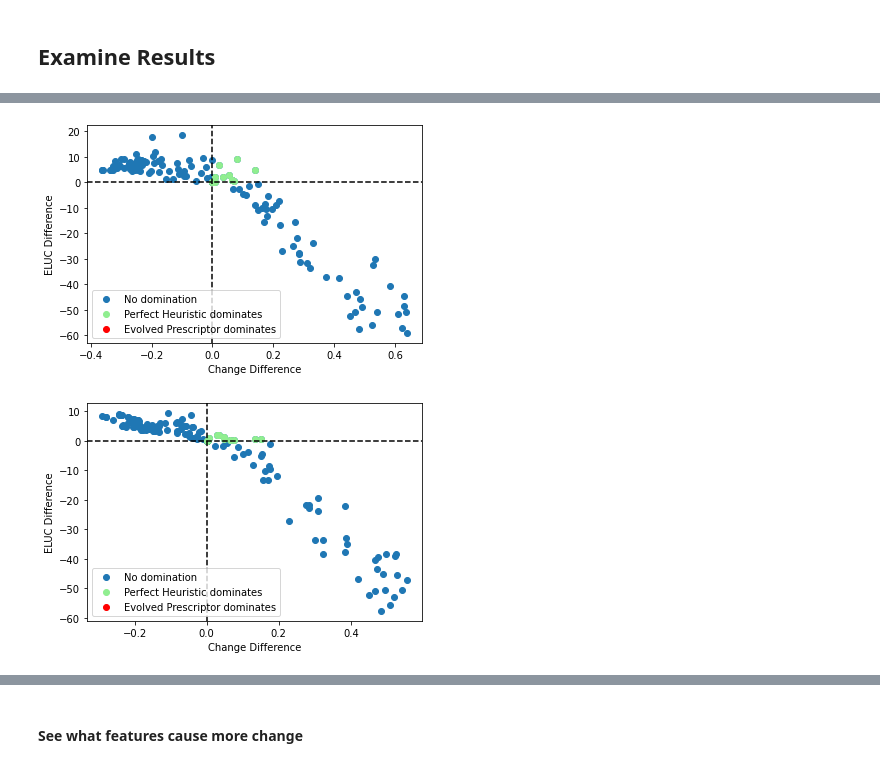
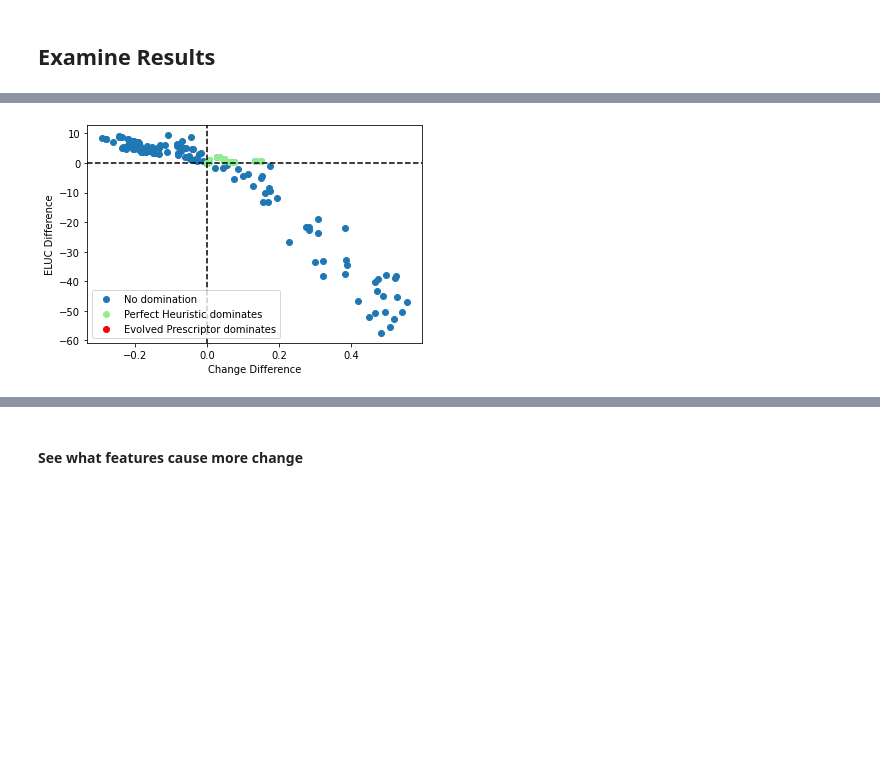
Before and after one commit to Project-Resilience/mvp, a Jupyter notebook: use_cases/eluc/experiments/prescriptor_experiments.ipynb, the cells around one changed output, grey strips where cells are left out. Cells and saved outputs as stored; diff of their text form; code cells hidden in the pictures; blank space fills up the shorter version.

```diff
--- a/use_cases/eluc/experiments/prescriptor_experiments.ipynb
+++ b/use_cases/eluc/experiments/prescriptor_experiments.ipynb
@@ -499,3 +447,5 @@ torch_diff = create_diff_df(torch_sample, perfect_sample)
+# %%
+trained_diff = create_diff_df(sample, perfect_sample)
 # %%
 def plot_diffs(diff_df, save_path=None):
 
@@ -514,12 +464,10 @@ def plot_diffs(diff_df, save_path=None):
     if save_path:
         plt.savefig(save_path, format="png", dpi=300)
     plt.show()
-# %%
-plot_diffs(esp_diff)
-plot_diffs(torch_diff)
-# %% [output]
-[figure, removed]
-[figure, removed]
+# %%
+plot_diffs(trained_diff)
+# %% [output]
+[figure, added]
 # %%
 def display_dominating(diff_df):
     low_change_idx = diff_df["change"][(diff_df["change"] < 0)].index
```
Also changed, not shown: parts of 37 cells of this notebook, 3 other files.
